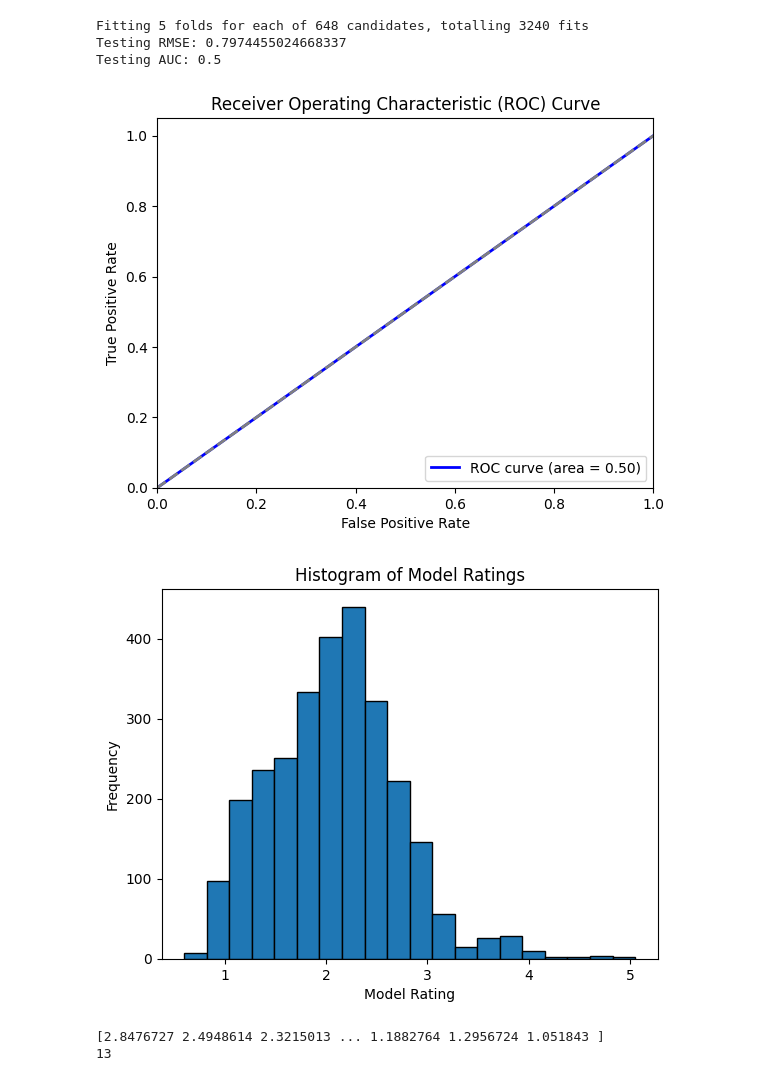
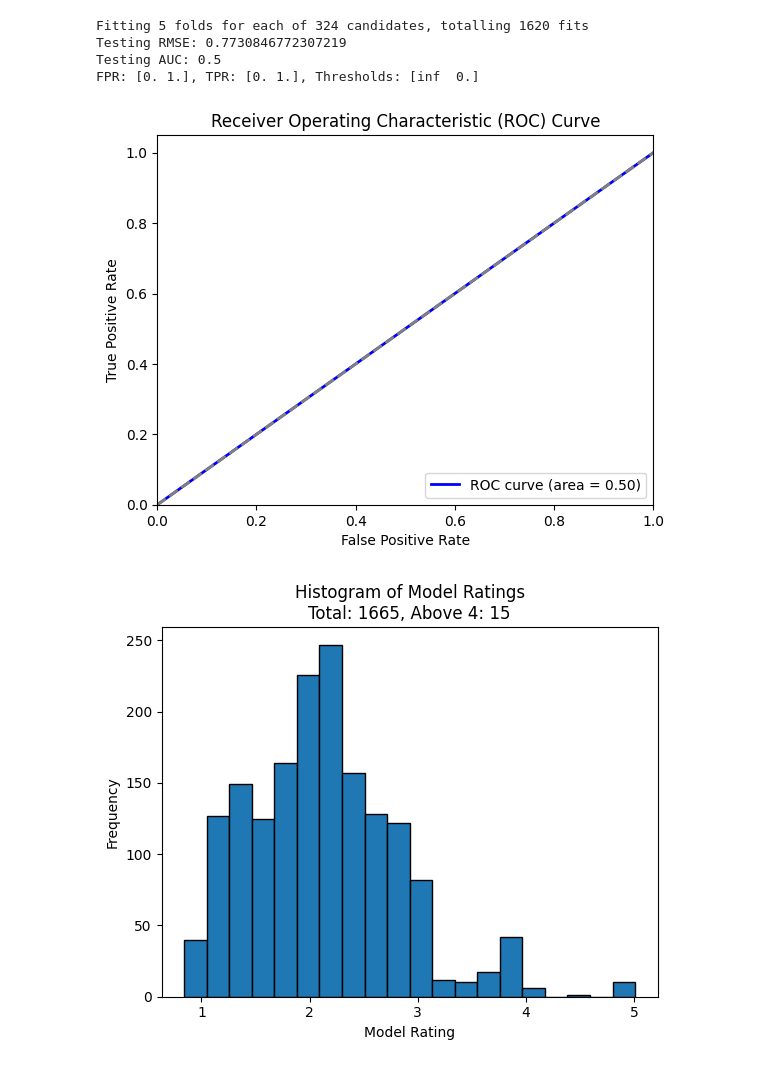
Before and after one commit to eikona-io/pixel-brain, a Jupyter notebook: src/pixelbrain/notebooks/xgboost_processor_notebook.ipynb, the cells around one changed output. Drawn from its saved outputs; the diff is of its cells as text; code cells hidden in the pictures.

Commit message:
xgboost-regressor: tuning the mse weights

```diff
--- a/src/pixelbrain/notebooks/xgboost_processor_notebook.ipynb
+++ b/src/pixelbrain/notebooks/xgboost_processor_notebook.ipynb
@@ -56,9 +51,13 @@ def plot_predictor_histogram(predictor):
     prep_data = predictor.get_prepared_data()
     predictions = predictor.predict(prep_data)
 
+    # Calculate the total number of datapoints and the number of datapoints above 4 rating
+    total_datapoints = len(predictions)
+    datapoints_above_4 = np.sum(predictions >= 4)
+
     # Plot the histogram
     plt.hist(predictions, bins=20, edgecolor='black')
-    plt.title('Histogram of Model Ratings')
+    plt.title(f'Histogram of Model Ratings\nTotal: {total_datapoints}, Above 4: {datapoints_above_4}')
     plt.xlabel('Model Rating')
     plt.ylabel('Frequency')
     plt.show()
@@ -69,24 +68,19 @@ plot_predictor_histogram(predictor)
 # %%
 def mse_weights(y_true):
-    weights = np.where(y_true >= 3, 20, 1)
+    weights = np.where(y_true >= 3, 10, 1)
+    weights = np.where(y_true >= 4, 1000, weights)
     return weights
 
 trainer_new_metric = XGBoostDatabaseRegressorTrainer(db, data_field_names, metric_field_name, mse_weights_func=mse_weights)
 rmse, auc = trainer_new_metric.fit(save_model_path="xgboost_rating_model_new_metric.pkl", auc_threshold=4, plot_auc_curve=True)
 # %% [output]
-Fitting 5 folds for each of 648 candidates, totalling 3240 fits
-Testing RMSE: 0.7974455024668337
+Fitting 5 folds for each of 324 candidates, totalling 1620 fits
+Testing RMSE: 0.7730846772307219
 Testing AUC: 0.5
+FPR: [0. 1.], TPR: [0. 1.], Thresholds: [inf  0.]
 [figure]
 # %%
-new_predictor = XGBoostDatabaseProcessor(db, data_field_names, model_path="xgboost_rating_model_new_metric.pkl")
+new_predictor = XGBoostDatabaseProcessor(db, data_field_names, model_path="xgboost_rating_model_new_metric.pkl", filters={metric_field_name: None})
 plot_predictor_histogram(new_predictor)
-new_prep_data = new_predictor.get_prepared_data()
-new_predictions = new_predictor.predict(new_prep_data)
-print(new_predictions)
-more_then_4 = np.where(new_predictions >= 4, 1, 0)
-print(sum(more_then_4))
 # %% [output]
-[figure, old version]
+[figure, new version]
-[2.8476727 2.4948614 2.3215013 ... 1.1882764 1.2956724 1.051843 ]
-13
```
Also changed, not shown: parts of 6 cells of this notebook, 4 other files.
